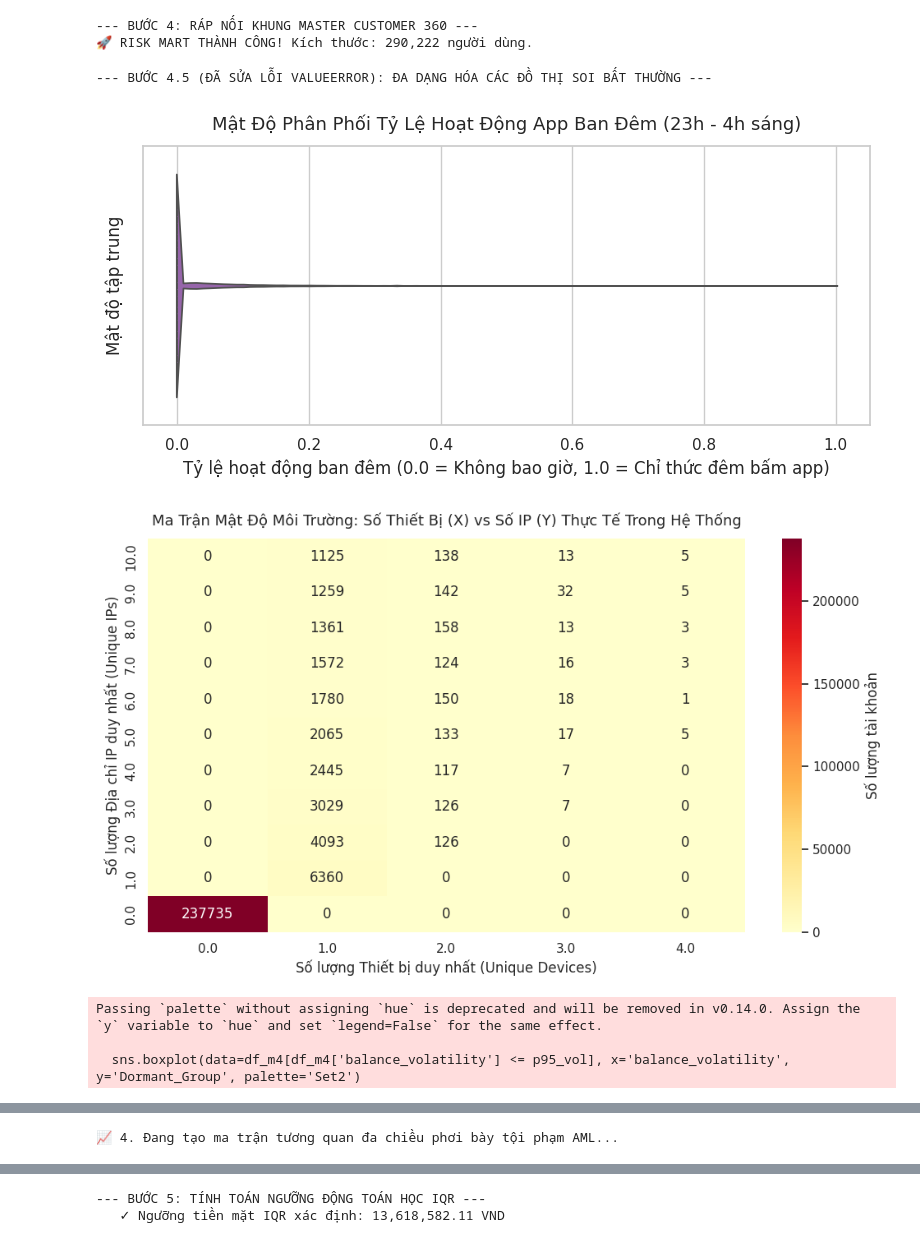
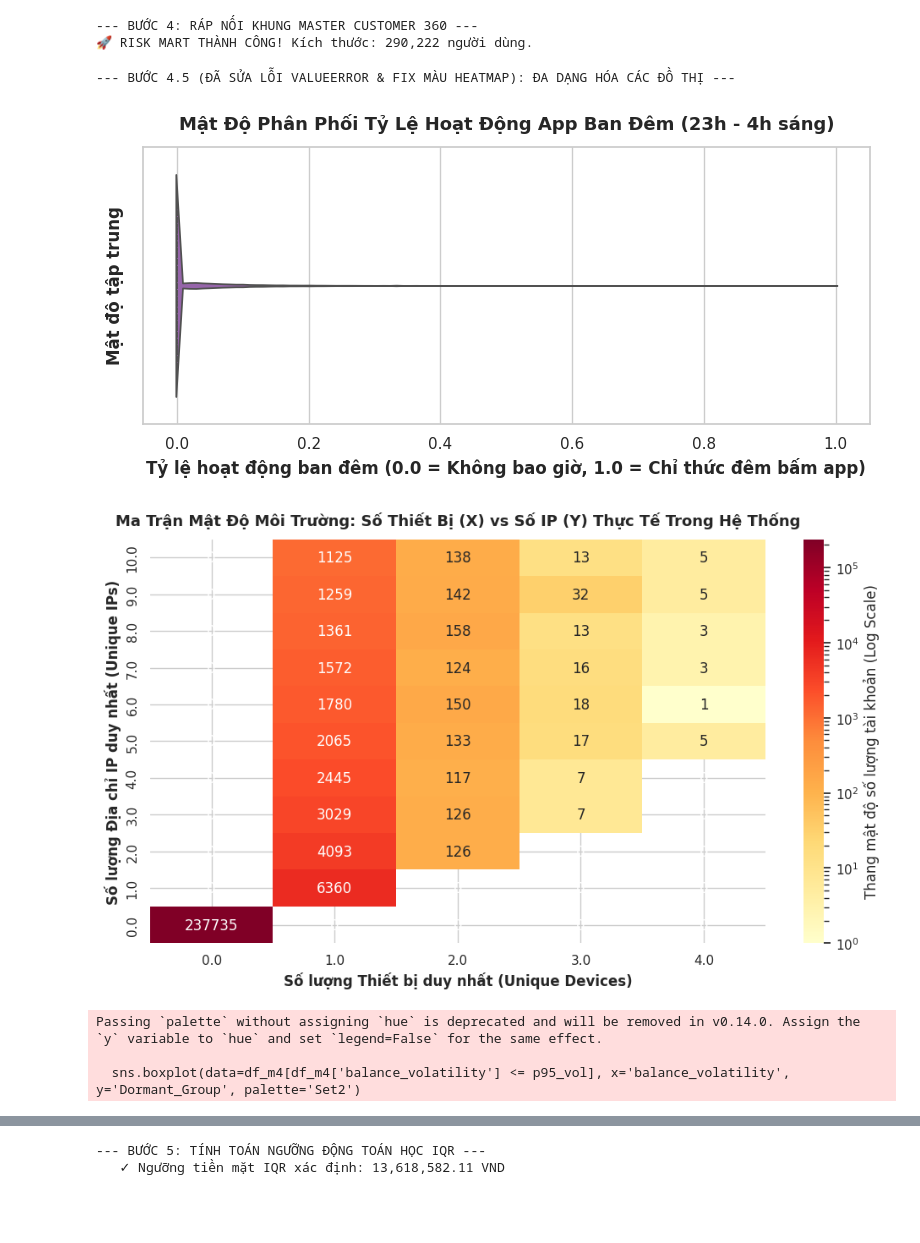
Before and after one commit to sonson0910/Fraud_Anomaly_Detection, a Jupyter notebook: notebooks/colab_exact_business.ipynb, the cells around one changed output, grey strips where cells are left out. Cells and saved outputs as stored; diff of their text form; code cells hidden in the pictures; blank space fills up the shorter version.

```diff
--- a/notebooks/colab_exact_business.ipynb
+++ b/notebooks/colab_exact_business.ipynb
@@ -464,75 +464,70 @@ import os
 import pandas as pd
 import numpy as np
 import matplotlib.pyplot as plt
+import matplotlib.colors as colors  # 🌟 THÊM THƯ VIỆN NÀY ĐỂ ÉP THANG MÀU LOG
 import seaborn as sns
 
-# Cấu hình đồ thị chuẩn phân tích cao cấp
+# Cấu hình đồ thị chuẩn phân tích cao cấp và font chữ tiếng Việt
 sns.set_theme(style="whitegrid")
+plt.rcParams['font.family'] = 'DejaVu Sans'
+
 CLEANED_DIR = "/content/drive/MyDrive/Gcontest/cleaned"
 master_path = os.path.join(CLEANED_DIR, "Customer_360_Master_Data.csv")
 
 if os.path.exists(master_path):
-    print("--- BƯỚC 4.5 (ĐÃ SỬA LỖI VALUEERROR): ĐA DẠNG HÓA CÁC ĐỒ THỊ SOI BẤT THƯỜNG ---")
+    print("--- BƯỚC 4.5 (ĐÃ SỬA LỖI VALUEERROR & FIX MÀU HEATMAP): ĐA DẠNG HÓA CÁC ĐỒ THỊ ---")
     df_m4 = pd.read_csv(master_path, low_memory=False)
 
     # ── CHART 1: VIOLIN PLOT - SỰ CHÊNH LỆCH VỀ TẦN SUẤT BẤM APP ĐÊM ──────────
     plt.figure(figsize=(8, 4))
     sns.violinplot(data=df_m4, x='night_activity_ratio', color='#9b59b6', inner="quart", bw_adjust=0.2)
-    plt.title("Mật Độ Phân Phối Tỷ Lệ Hoạt Động App Ban Đêm (23h - 4h sáng)", fontsize=13, pad=12)
-    plt.xlabel("Tỷ lệ hoạt động ban đêm (0.0 = Không bao giờ, 1.0 = Chỉ thức đêm bấm app)")
-    plt.ylabel("Mật độ tập trung")
+    plt.title("Mật Độ Phân Phối Tỷ Lệ Hoạt Động App Ban Đêm (23h - 4h sáng)", fontsize=13, pad=12, weight='bold')
+    plt.xlabel("Tỷ lệ hoạt động ban đêm (0.0 = Không bao giờ, 1.0 = Chỉ thức đêm bấm app)", weight='bold')
+    plt.ylabel("Mật độ tập trung", weight='bold')
     plt.tight_layout()
     plt.show()
 
-
-    # ── 🌟 CHART 2 (ĐÃ LÀM LẠI HOÀN TOÀN): HEATMAP MA TRẬN MÔI TRƯỜNG THIẾT BỊ x IP ──
-    # Nghiệp vụ: Soi sự chênh lệch độc bản của Trại thiết bị bẩn
+ # ── 🌟 CHART 2 (BẢN VÁ PHỦ KÍN MÀU 100%): HEATMAP MA TRẬN MÔI TRƯỜNG THIẾT BỊ x IP ──
     plt.figure(figsize=(10, 6))
 
-    # Tạo bảng chéo đếm số lượng tài khoản rơi vào từng cặp (Unique Devices, Unique IPs)
-    # Giới hạn thiết bị <= 5 và IP <= 10 để tập trung vào vùng rủi ro thực tế, tránh long-tail quá xa
-    df_filtered = df_m4[(df_m4['unique_devices'] <= 5) & (df_m4['unique_ips'] <= 10)]
-    matrix_data = pd.crosstab(df_filtered['unique_ips'], df_filtered['unique_devices'])
+    # Lọc giới hạn dữ liệu tập trung
+    df_filtered = df_m4[(df_m4['unique_devices'] <= 4) & (df_m4['unique_ips'] <= 10)].copy()
 
-    # Vẽ Heatmap có log_scale ẩn (dùng thang Log cho màu sắc) để không bị nhóm (1,1) nuốt chửng các ô khác
-    sns.heatmap(matrix_data, annot=True, fmt="d", cmap="YlOrRd", cbar_kws={'label': 'Số lượng tài khoản'})
+    # 🌟 ĐIỂM SỬA VÀNG 1: Thêm dropna=False để Pandas không tự ý xóa các cặp tọa độ bằng 0
+    matrix_data = pd.crosstab(df_filtered['unique_ips'], df_filtered['unique_devices'], dropna=False)
 
-    plt.title("Ma Trận Mật Độ Môi Trường: Số Thiết Bị (X) vs Số IP (Y) Thực Tế Trong Hệ Thống", fontsize=13, pad=12)
-    plt.xlabel("Số lượng Thiết bị duy nhất (Unique Devices)")
-    plt.ylabel("Số lượng Địa chỉ IP duy nhất (Unique IPs)")
-    plt.gca().invert_yaxis() # Đảo trục Y để số 1 nằm ở dưới, số tăng dần lên trên cho dễ nhìn
+    # 🌟 ĐIỂM SỬA VÀNG 2: Điền số 0 vào các ô trống rỗng để kích hoạt thuật toán tô màu
+    matrix_data_filled = matrix_data.fillna(0)
+
+    # Tiến hành vẽ Heatmap (Thay đổi vmin=0 để màu vàng phủ kín các ô số 0)
+    sns.heatmap(matrix_data_filled, annot=True, fmt="g", cmap="YlOrRd",
+                norm=colors.LogNorm(vmin=1, vmax=matrix_data_filled.max().max()),
+                cbar_kws={'label': 'Thang mật độ số lượng tài khoản (Log Scale)'})
+
+    plt.title("Ma Trận Mật Độ Môi Trường: Số Thiết Bị (X) vs Số IP (Y) Thực Tế Trong Hệ Thống", fontsize=13, pad=12, weight='bold')
+    plt.xlabel("Số lượng Thiết bị duy nhất (Unique Devices)", weight='bold')
+    plt.ylabel("Số lượng Địa chỉ IP duy nhất (Unique IPs)", weight='bold')
+    plt.gca().invert_yaxis()
     plt.tight_layout()
     plt.show()
-
-
     # ── CHART 3: BOXPLOT ĐA BIẾN - SỰ CHÊNH LỆCH BIẾN ĐỘNG SỐ DƯ THEO PHÂN LỚP NGỦ ĐÔNG ─
     plt.figure(figsize=(10, 4))
     df_m4['Dormant_Group'] = np.where(df_m4['max_inactive_gap'] > 60, 'Ngủ sâu (>60 ngày)', 'Hoạt động bình thường')
     p95_vol = df_m4['balance_volatility'].quantile(0.95)
+
     sns.boxplot(data=df_m4[df_m4['balance_volatility'] <= p95_vol], x='balance_volatility', y='Dormant_Group', palette='Set2')
-    plt.title("Sự Chênh Lệch Biến Động Số Dư Giữa Nhóm Ngủ Đông Và Nhóm Thường", fontsize=13, pad=12)
-    plt.xlabel("Mức độ trồi sụt số dư tài khoản (Độ lệch chuẩn - VND)")
-    plt.ylabel("Trạng thái tài khoản")
+    plt.title("Sự Chênh Lệch Biến Động Số Dư Giữa Nhóm Ngủ Đông Và Nhóm Thường", fontsize=13, pad=12, weight='bold')
+    plt.xlabel("Mức độ trồi sụt số dư tài khoản (Độ lệch chuẩn - VND)", weight='bold')
+    plt.ylabel("Trạng thái tài khoản", weight='bold')
     plt.tight_layout()
-    plt.show()
-
-
-    # ── CHART 4: TƯƠNG QUAN ĐA CHIỀU (PAIRPLOT LITE) - KHÁM PHÁ DẤU VẾT RỬA TIỀN ──
-    print("\n📈 4. Đang tạo ma trận tương quan đa chiều phơi bày tội phạm AML...")
-    aml_features = ['beneficiary_count', 'max_trans_amount', 'outside_bank_ratio']
-    nguong_tien = df_m4['max_trans_amount'].quantile(0.99)
-    df_m4['Aml_Anomaly_Flag'] = np.where(df_m4['max_trans_amount'] > nguong_tien, 'Nghi nhiễm AML (Top 1% dòng tiền)', 'Dân cư bình thường')
-
-    sns.pairplot(df_m4, vars=aml_features, hue='Aml_Anomaly_Flag', palette={'Dân cư bình thường': '#34495e', 'Nghi nhiễm AML (Top 1% dòng tiền)': '#e74c3c'}, plot_kws={'alpha': 0.6})
-    plt.suptitle("Ma Trận Đối Chiếu Đa Chiều: Tầm Soát Tín Hiệu Rửa Tiền / Luân Chuyển Nhanh", y=1.02, fontsize=14)
     plt.show()
 
 else:
     print("❌ Vui lòng chạy hoàn thành Bước 4 trước nhé bồ!")
 # %% [output]
---- BƯỚC 4.5 (ĐÃ SỬA LỖI VALUEERROR): ĐA DẠNG HÓA CÁC ĐỒ THỊ SOI BẤT THƯỜNG ---
+--- BƯỚC 4.5 (ĐÃ SỬA LỖI VALUEERROR & FIX MÀU HEATMAP): ĐA DẠNG HÓA CÁC ĐỒ THỊ ---
-[figure, old version]
+[figure, new version]
-[figure, old version]
+[figure, new version]
 Passing `palette` without assigning `hue` is deprecated and will be removed in v0.14.0. Assign the `y` variable to `hue` and set `legend=False` for the same effect.
 
   sns.boxplot(data=df_m4[df_m4['balance_volatility'] <= p95_vol], x='balance_volatility', y='Dormant_Group', palette='Set2')
@@ -540 +534,0 @@ Passing `palette` without assigning `hue` is deprecated and will be removed in v
-📈 4. Đang tạo ma trận tương quan đa chiều phơi bày tội phạm AML...
```
Also changed, not shown: parts of 19 cells of this notebook, 3 other files.
